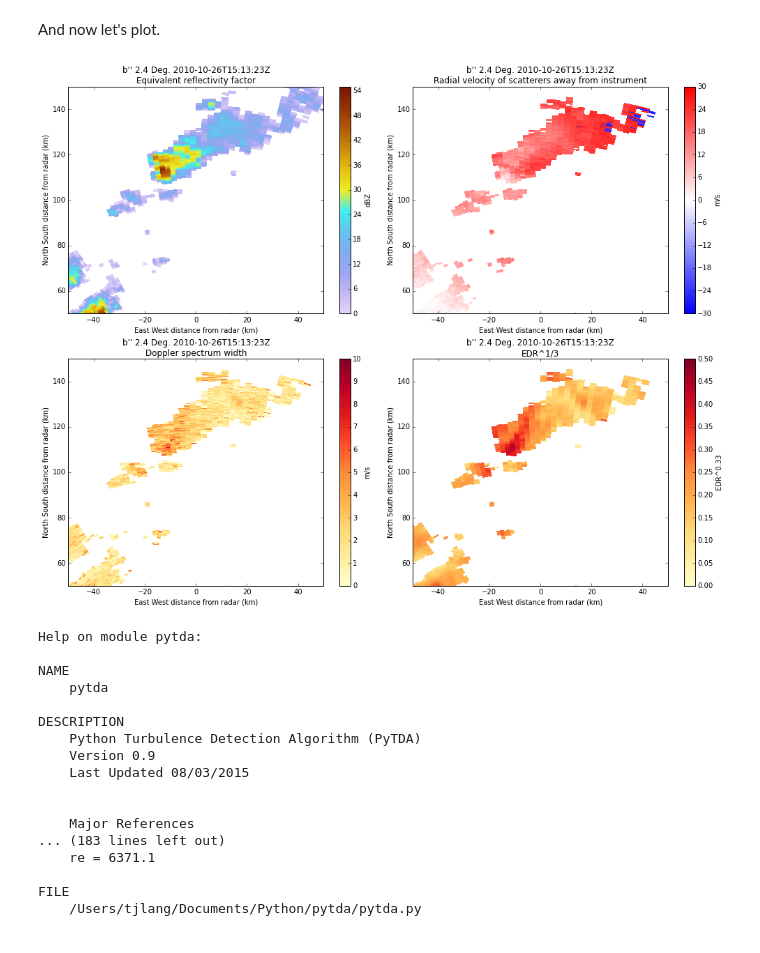
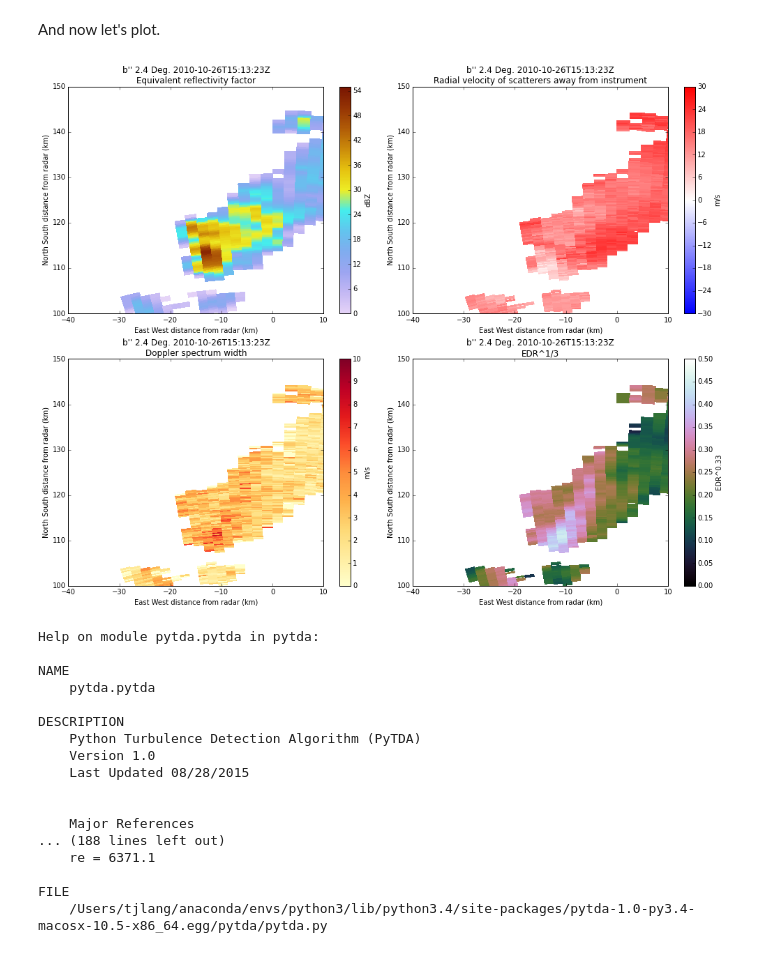
Before and after one commit to nasa/PyTDA, a Jupyter notebook: notebooks/PyTDA_Demo.ipynb, the cells around one changed output. Saved outputs shown, nothing was run; the diff lists cells and outputs as text; code cells hidden in the pictures.

Commit message:
v1.0 Installable Package
Now you install PyTDA via:
python setup.py install

```diff
--- a/notebooks/PyTDA_Demo.ipynb
+++ b/notebooks/PyTDA_Demo.ipynb
@@ -30,7 +31,7 @@ So PyTDA is very simple to use. First you need a Py-ART radar object:
 # %%
 files = glob.glob('*.uf')
 print(files)
-radar = pyart.io.read(files[0])
+radar = pyart.io.read_rsl(files[0])
 # %% [output]
 ['20101026_151323_KGWX_v284_SUR.uf']
 # %% [markdown]
@@ -88,29 +89,29 @@ And now let's plot.
 # %%
 plot_list_of_fields(radar, sweep=4, fields=['reflectivity', 'velocity',
                                             'spectrum_width', 'turbulence'],
                     vmins=[0, -30, 0, 0], vmaxs=[55, 30, 10, 0.5],
                     units=['dBZ', 'm/s', 'm/s', 'EDR^0.33'],
-                    cmaps=['pyart_LangRainbow12', 'bwr', 'YlOrRd', 'YlOrRd'],
-                    xlim=[-50, 50], ylim=[50, 150])
+                    cmaps=['pyart_LangRainbow12', 'bwr', 'YlOrRd', 'cubehelix'],
+                    xlim=[-40, 10], ylim=[100, 150])
 # %% [output]
-[figure, old version]
+[figure, new version]
 # %%
-help(pytda)
+help(pytda.pytda)
 # %% [output]
-Help on module pytda:
+Help on module pytda.pytda in pytda:
 
 NAME
-    pytda
+    pytda.pytda
 
 DESCRIPTION
     Python Turbulence Detection Algorithm (PyTDA)
-    Version 0.9
-    Last Updated 08/03/2015
+    Version 1.0
+    Last Updated 08/28/2015
 
 
     Major References
-... (183 lines left out)
+... (188 lines left out)
     re = 6371.1
 
 FILE
-    /Users/tjlang/Documents/Python/pytda/pytda.py
+    /Users/tjlang/anaconda/envs/python3/lib/python3.4/site-packages/pytda-1.0-py3.4-macosx-10.5-x86_64.egg/pytda/pytda.py
```
Also changed, not shown: parts of 2 cells of this notebook, 7 other files.
